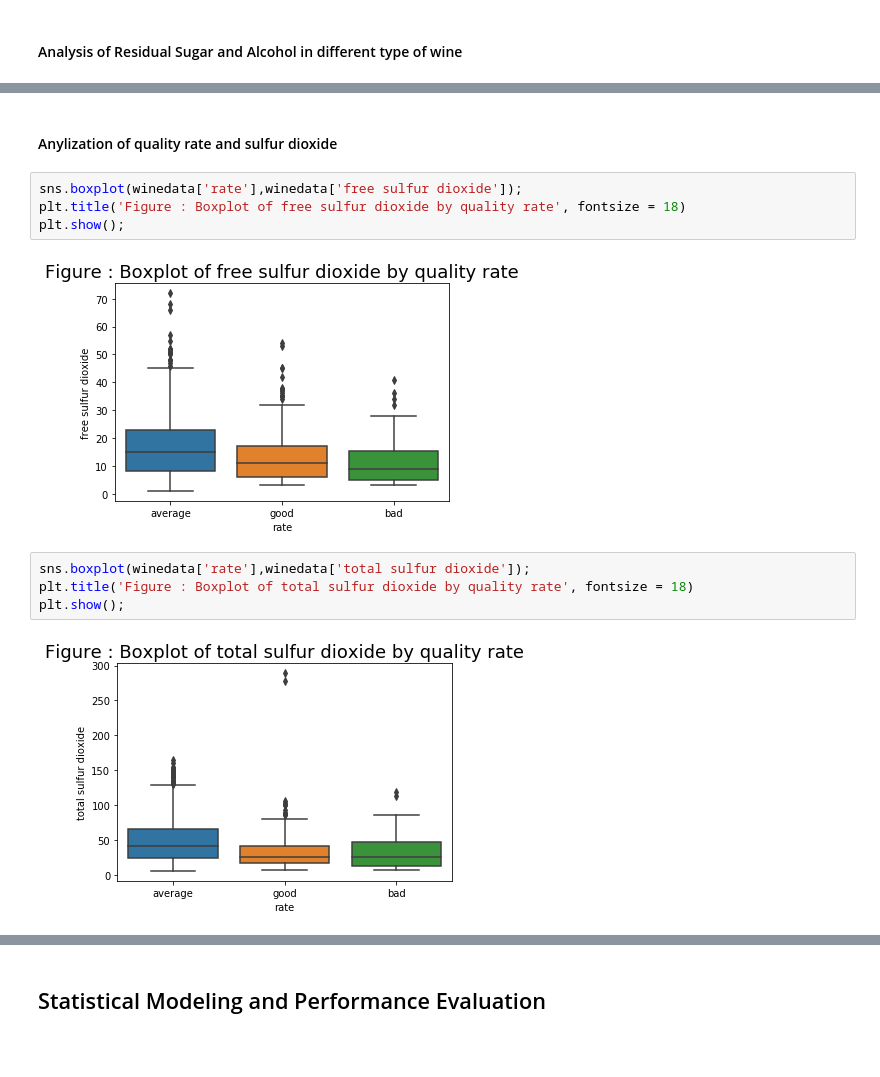
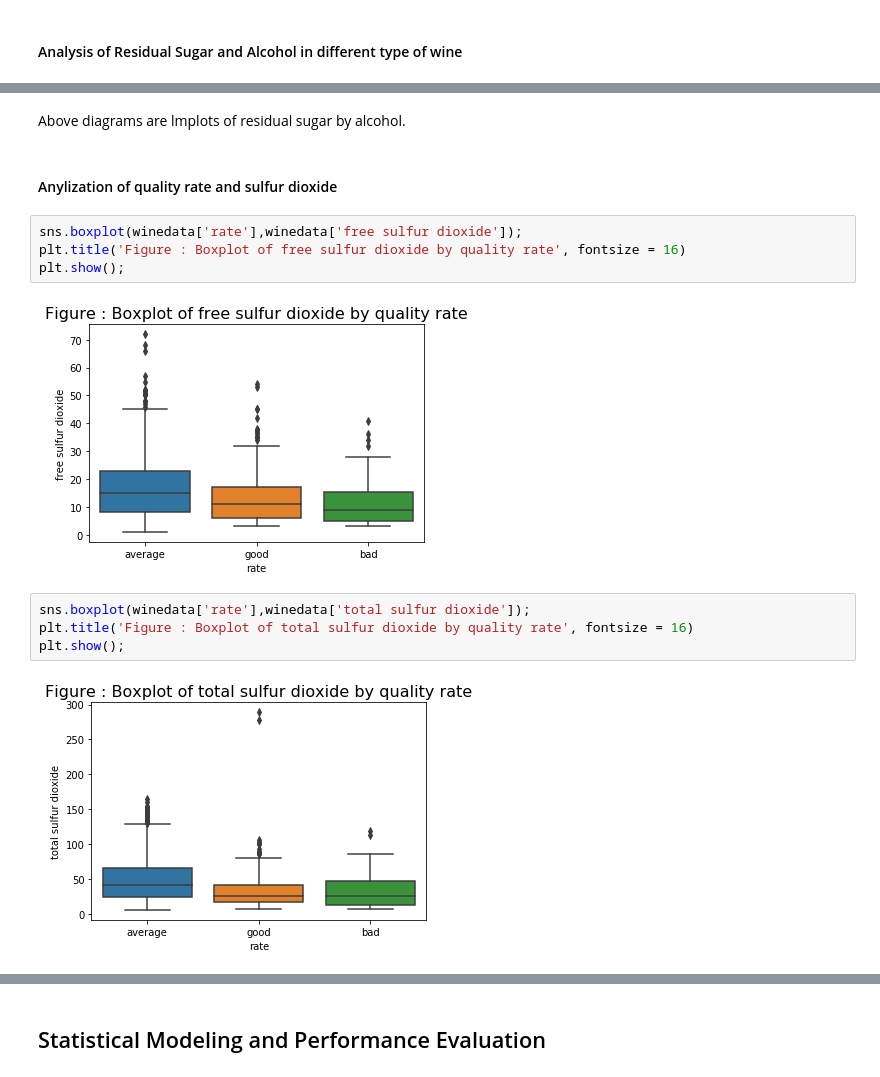
Before and after one commit to AbdielNie/wineQuality, a Jupyter notebook: wineQuality.ipynb, the cells around one changed output, grey strips where cells are left out. Saved outputs shown, nothing was run; the diff lists cells and outputs as text; blank space fills up the shorter version.

```diff
--- a/wineQuality.ipynb
+++ b/wineQuality.ipynb
@@ -247,14 +275,16 @@ sns.lmplot(x = "alcohol", y = "residual sugar", col = "rate", data = winedata)
+# %% [markdown]
+Above diagrams are lmplots of residual sugar by alcohol.
 # %% [markdown]
 #### Anylization of quality rate and sulfur dioxide
 # %%
 sns.boxplot(winedata['rate'],winedata['free sulfur dioxide']);
-plt.title('Figure : Boxplot of free sulfur dioxide by quality rate', fontsize = 18)
+plt.title('Figure : Boxplot of free sulfur dioxide by quality rate', fontsize = 16)
 plt.show();
 # %% [output]
-[figure, old version]
+[figure, new version]
 # %%
 sns.boxplot(winedata['rate'],winedata['total sulfur dioxide']);
-plt.title('Figure : Boxplot of total sulfur dioxide by quality rate', fontsize = 18)
+plt.title('Figure : Boxplot of total sulfur dioxide by quality rate', fontsize = 16)
 plt.show();
 # %% [output]
-[figure, old version]
+[figure, new version]
```
Also changed, not shown: parts of 43 cells of this notebook.
